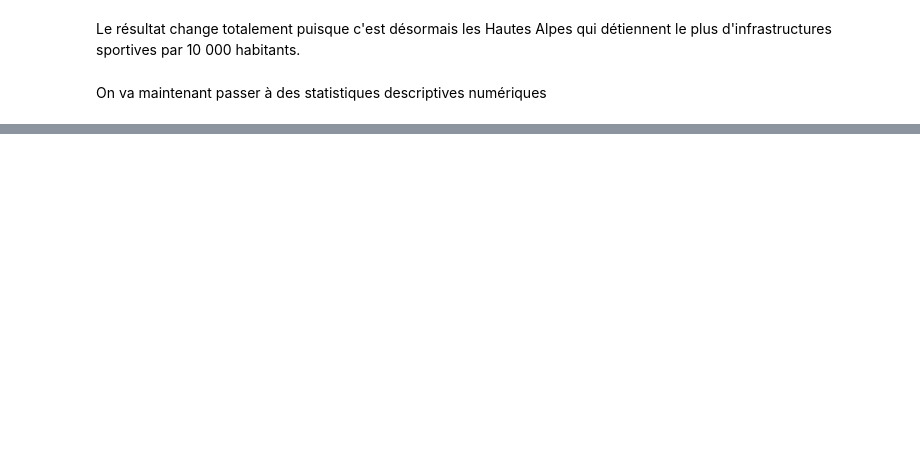
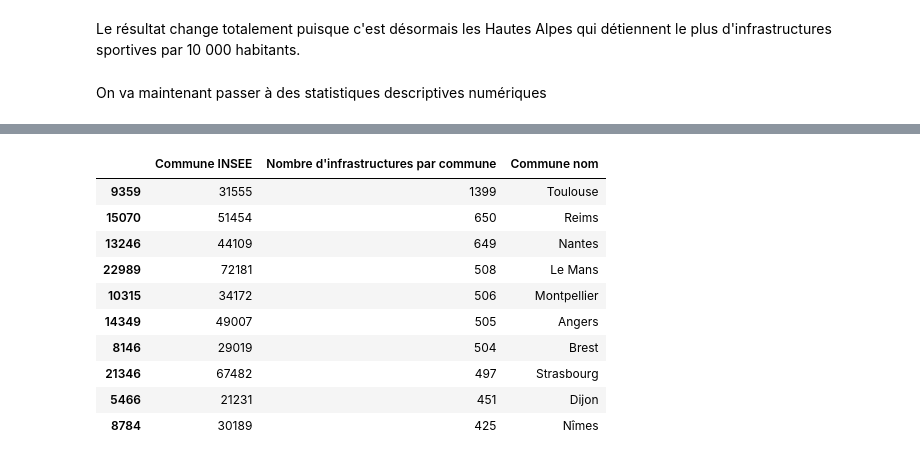
Before and after one commit to MaximeHirsch/Projet-python-deserts-sportifs, a Jupyter notebook: Projet.ipynb, the cells around one changed output, grey strips where cells are left out. Cells and saved outputs as stored; diff of their text form; code cells hidden in the pictures; blank space fills up the shorter version.

```diff
--- a/Projet.ipynb
+++ b/Projet.ipynb
@@ -429,5 +590,23 @@ infra_par_commune.describe()
 # %%
-infra_par_commune.sort_values("Nombre d'infrastructures", ascending=False).head(10)
+communes_ref = df_final[['Commune INSEE', 'Commune nom']].drop_duplicates()
+infra_par_commune = infra_par_commune.merge(
+    communes_ref,
+    on="Commune INSEE",
+    how="left"
+)
+infra_par_commune.sort_values("Nombre d'infrastructures par commune", ascending=False).head(10)
+# %% [output]
+|  | Commune INSEE | Nombre d'infrastructures par commune | Commune nom |
+| 9359 | 31555 | 1399 | Toulouse |
+| 15070 | 51454 | 650 | Reims |
+| 13246 | 44109 | 649 | Nantes |
+| 22989 | 72181 | 508 | Le Mans |
+| 10315 | 34172 | 506 | Montpellier |
+| 14349 | 49007 | 505 | Angers |
+| 8146 | 29019 | 504 | Brest |
+| 21346 | 67482 | 497 | Strasbourg |
+| 5466 | 21231 | 451 | Dijon |
+| 8784 | 30189 | 425 | Nîmes |
 # %%
 arrondissements_paris = df_final.copy()[
     df_final["Commune INSEE"].astype(str).between("75100", "75120")
```
Also changed, not shown: parts of 42 cells of this notebook, 3 other files.
